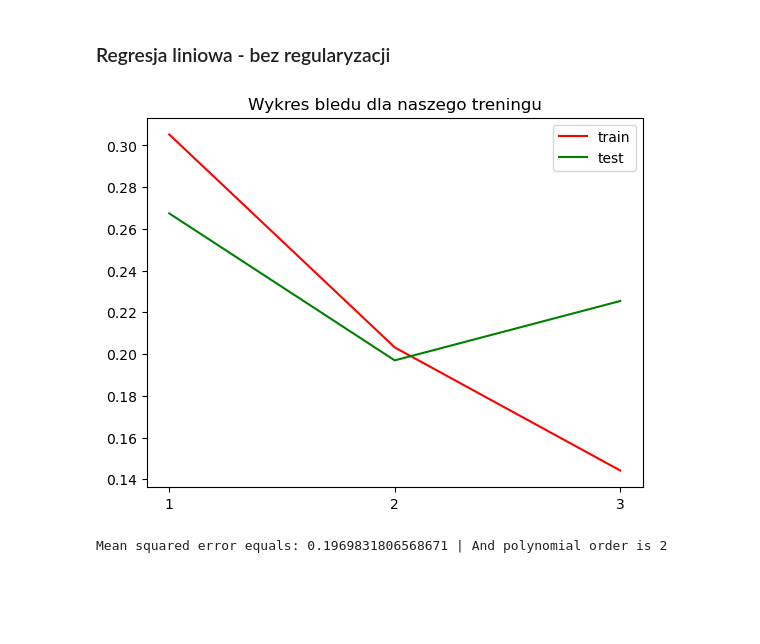
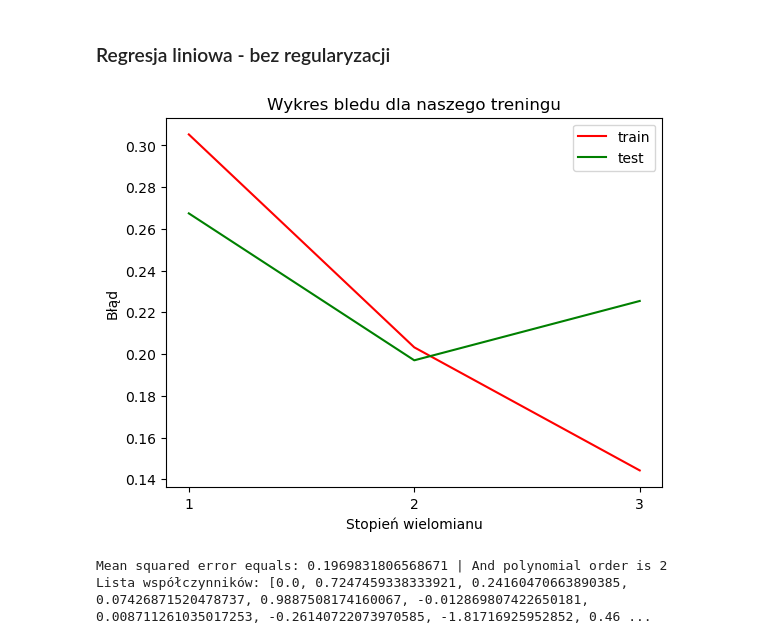
Before and after one commit to JHeczko/dataScience_kurs, a Jupyter notebook: Regression/Advanced/regression_advanced.ipynb, the cells around one changed output. Saved outputs shown, nothing was run; the diff lists cells and outputs as text; code cells hidden in the pictures; blank space fills up the shorter version.

```diff
--- a/Regression/Advanced/regression_advanced.ipynb
+++ b/Regression/Advanced/regression_advanced.ipynb
@@ -421,7 +448,7 @@ Współczynniki dla danego modelu o stopniu 6 są odpowiednie [0.0, 6.9292987165
 ## Spróbujmy teraz zrobić troche bardziej zaawansowany model. Skupmy sie na przewidzeniu ile alkoholu będzie w winie
 # %%
 # Setup
-x = rwd.copy()
+x = rwd.copy(deep=True)
 y = x.alcohol.values
 x.pop('alcohol')
 x.pop('quality')
@@ -545,28 +609,37 @@ Mean squared error equals: 0.19719086116159656 | And polynomial order is 2
 # %%
 error_train = []
 error_test = []
+coef = ...
 
 degree_num = 4
 
 for degree in range(1,degree_num):
     poly = PolynomialFeatures(degree=degree)
 
     model = LinearRegression()
 
     x_trans_train = poly.fit_transform(x_train)
     model.fit(x_trans_train, y_train)
 
     error_train.append(mean_squared_error(model.predict(x_trans_train), y_train))
     error_test.append(mean_squared_error(model.predict(poly.fit_transform(x_test)),y_test))
 
+    if degree == 1: coef = model.coef_.tolist()
+
 plt.title("Wykres bledu dla naszego treningu")
 plt.plot([i for i in range(1,degree_num)],error_train, color='red')
 plt.plot([i for i in range(1,degree_num)],error_test, color='green')
 plt.xticks([i for i in range(1,degree_num)])
 plt.legend(['train','test'])
+plt.xlabel("Stopień wielomianu")
+plt.ylabel("Błąd")
 plt.show()
+
+
 best = (min(error_test),error_test.index(min(error_test))+1)
 print(f"Mean squared error equals: {best[0]} | And polynomial order is {best[1]}")
+print(f"Lista współczynników: {coef}")
 # %% [output]
-[figure, old version]
+[figure, new version]
 Mean squared error equals: 0.1969831806568671 | And polynomial order is 2
+Lista współczynników: [0.0, 0.7247459338333921, 0.24160470663890385, 0.07426871520478737, 0.9887508174160067, -0.012869807422650181, 0.008711261035017253, -0.26140722073970585, -1.81716925952852, 0.46 ...
```
Also changed, not shown: parts of 21 cells of this notebook.
